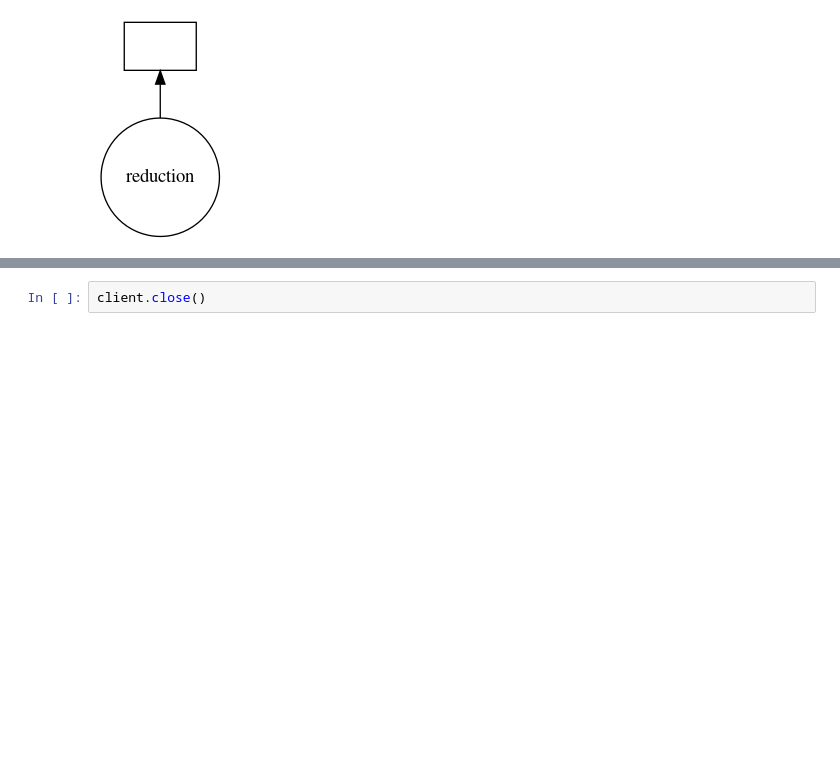
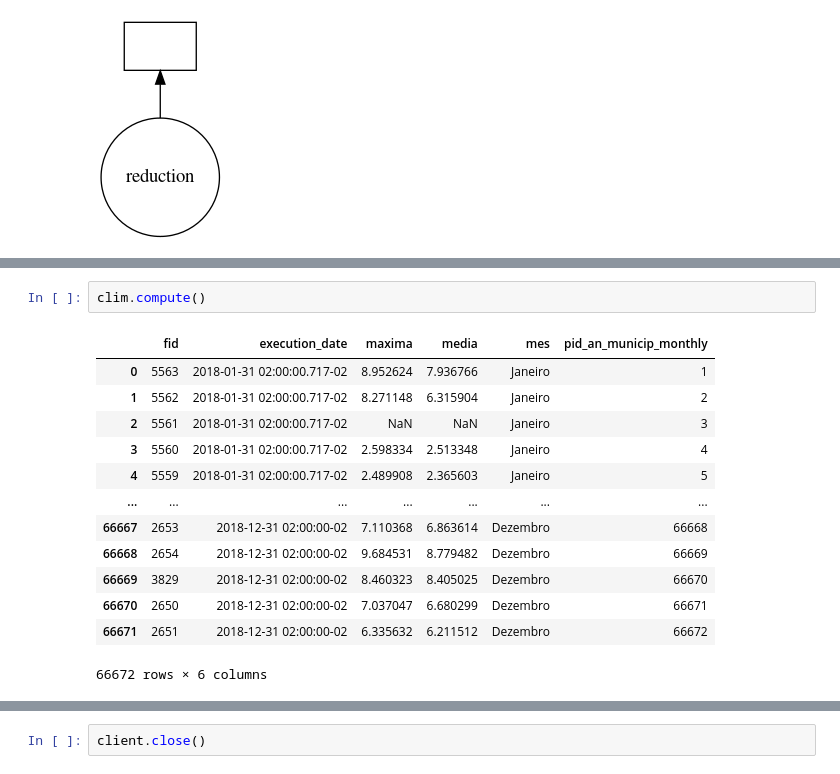
Before and after one commit to AbnerErnaniADSFatec/parallel-programing, a Jupyter notebook: dask-tests.ipynb, the cells around one changed output, grey strips where cells are left out. Cells and saved outputs as stored; diff of their text form; blank space fills up the shorter version.

```diff
--- a/dask-tests.ipynb
+++ b/dask-tests.ipynb
@@ -238,0 +281,16 @@ soma.visualize()
+# %%
+clim.compute()
+# %% [output]
+|  | fid | execution_date | maxima | media | mes | pid_an_municip_monthly |
+| 0 | 5563 | 2018-01-31 02:00:00.717-02 | 8.952624 | 7.936766 | Janeiro | 1 |
+| 1 | 5562 | 2018-01-31 02:00:00.717-02 | 8.271148 | 6.315904 | Janeiro | 2 |
+| 2 | 5561 | 2018-01-31 02:00:00.717-02 | NaN | NaN | Janeiro | 3 |
+| 3 | 5560 | 2018-01-31 02:00:00.717-02 | 2.598334 | 2.513348 | Janeiro | 4 |
+| 4 | 5559 | 2018-01-31 02:00:00.717-02 | 2.489908 | 2.365603 | Janeiro | 5 |
+| ... | ... | ... | ... | ... | ... | ... |
+| 66667 | 2653 | 2018-12-31 02:00:00-02 | 7.110368 | 6.863614 | Dezembro | 66668 |
+| 66668 | 2654 | 2018-12-31 02:00:00-02 | 9.684531 | 8.779482 | Dezembro | 66669 |
+| 66669 | 3829 | 2018-12-31 02:00:00-02 | 8.460323 | 8.405025 | Dezembro | 66670 |
+| 66670 | 2650 | 2018-12-31 02:00:00-02 | 7.037047 | 6.680299 | Dezembro | 66671 |
+| 66671 | 2651 | 2018-12-31 02:00:00-02 | 6.335632 | 6.211512 | Dezembro | 66672 |
+66672 rows × 6 columns
```
Also changed, not shown: parts of 24 cells of this notebook, 2 other files.
